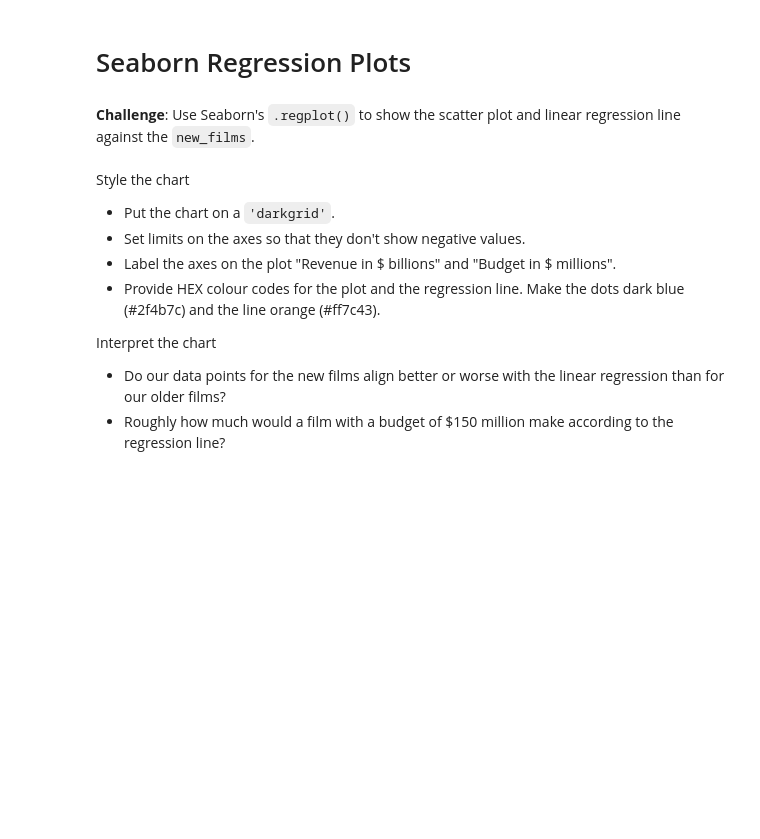
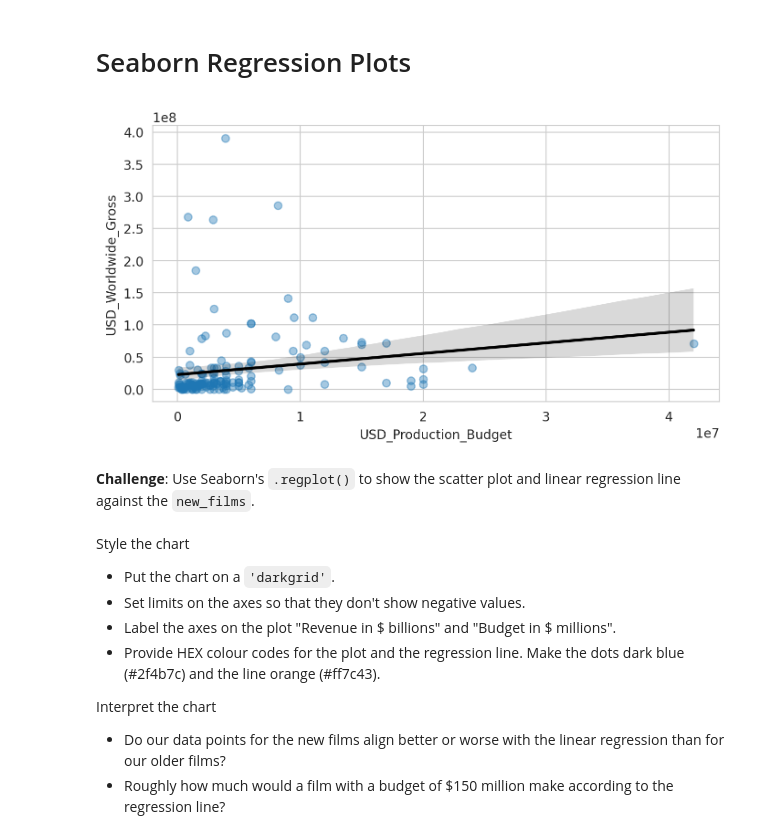
Before and after one commit to zoard-ehmann/100-days-of-python, a Jupyter notebook: Day77/Linear_Regression/Seaborn_and_Linear_Regression.ipynb, the cells around one changed output. Drawn from its saved outputs; the diff is of its cells as text; code cells hidden in the pictures; blank space fills up the shorter version.

Commit message:
Plotting linear regressions with Seaborn

```diff
--- a/Day77/Linear_Regression/Seaborn_and_Linear_Regression.ipynb
+++ b/Day77/Linear_Regression/Seaborn_and_Linear_Regression.ipynb
@@ -380,6 +380,23 @@ Name: 109, dtype: object
 | max | 5,299.00 | 42,000,000.00 | 390,525,192.00 | 198,680,470.00 | 1,960.00 |
 # %% [markdown]
 # Seaborn Regression Plots
+# %%
+plt.figure(figsize=(8,4), dpi=200)
+
+with sns.axes_style('whitegrid'):
+    sns.regplot(
+        data=old_films,
+        x='USD_Production_Budget',
+        y='USD_Worldwide_Gross',
+        scatter_kws={
+            'alpha': 0.4
+        },
+        line_kws={
+            'color': 'black'
+        }
+    )
+# %% [output]
+[figure, added]
 # %% [markdown]
 **Challenge**: Use Seaborn's `.regplot()` to show the scatter plot and linear regression line against the `new_films`.
 <br>
```
Also changed, not shown: parts of 2 cells of this notebook.
